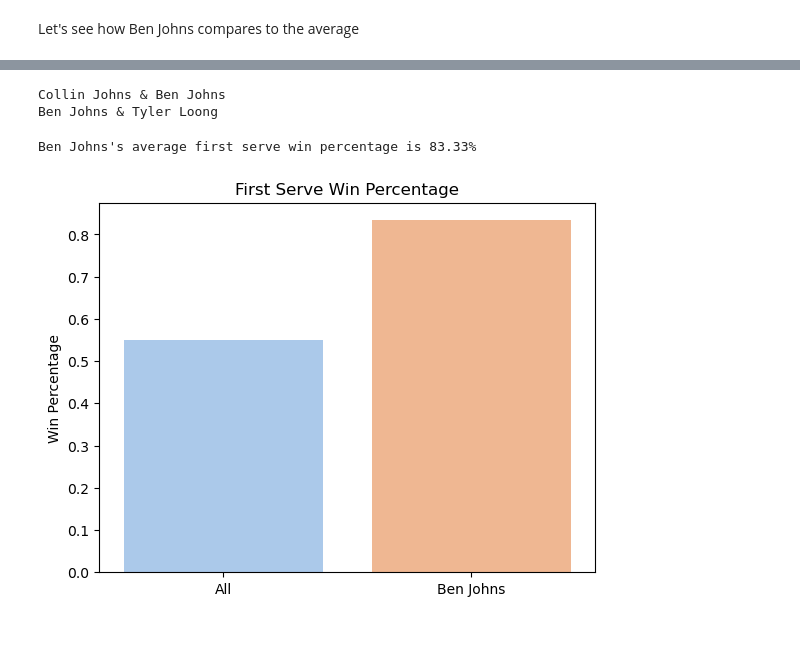
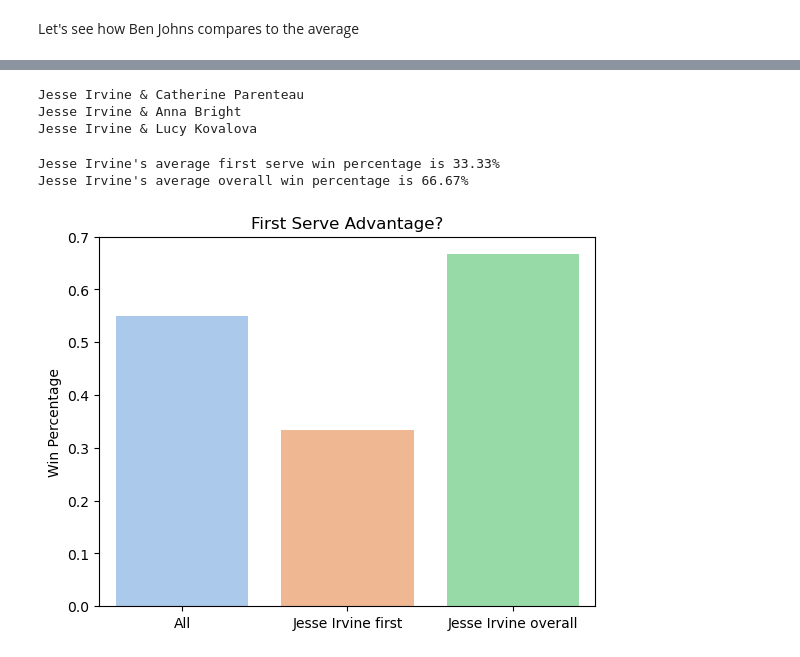
Before and after one commit to NolanSmyth/pklshop, a Jupyter notebook: nbs/02_stats.ipynb, the cells around one changed output, grey strips where cells are left out. Drawn from its saved outputs; the diff is of its cells as text; code cells hidden in the pictures.

Commit message:
Add overall comparison to first serve stats

```diff
--- a/nbs/02_stats.ipynb
+++ b/nbs/02_stats.ipynb
@@ -92,7 +92,7 @@ Now let's look at some overall statsitics we can get from the data.
 #| export
 def team_first_serve_win_frac(team_id):
     '''
-    Takes a team id and returns that team's first serve win percentage.
+    Takes a team id and returns that team's first serve win fraction.
     '''
     # Get all rallies where the team served the first rally of the game
     rally_fs_df = rally[(rally.rally_nbr == 1) & (rally.srv_team_id == team_id)]
@@ -103,6 +103,17 @@ def team_first_serve_win_frac(team_id):
         return 0
     else:
         return num_first_serve_games_won/num_first_serves
+
+def team_win_frac(team_id):
+    '''
+    Takes a team id and returns that team's win fraction.
+    '''
+    num_games = len(game[game.w_team_id == team_id]) + len(game[game.l_team_id == team_id])
+    num_wins = len(game[game.w_team_id == team_id])
+    if num_games == 0:
+        return 0
+    else:
+        return num_wins/num_games
 # %%
 team_id_test = 'T2'
 team_win_frac_test = team_first_serve_win_frac(team_id_test)
@@ -164,5 +185,5 @@ def get_teams_from_player(player_id: str):
 # %%
-player_name_test = "Ben Johns"
+player_name_test = "Jesse Irvine"
 player_id_test = get_player_id_from_name(player_name_test)
 # %%
 #Find the teams that Ben Johns played for
@@ -170,8 +191,9 @@ team_ids_test = get_teams_from_player(player_id_test)
 for team_id in team_ids_test:
     print(get_team_names(team_id))
 # %% [output]
-Collin Johns & Ben Johns
-Ben Johns & Tyler Loong
+Jesse Irvine & Catherine Parenteau
+Jesse Irvine & Anna Bright
+Jesse Irvine & Lucy Kovalova
 # %%
 #| export
 def games_played_by_team(team_id):
@@ -182,19 +204,22 @@ def games_played_by_team(team_id):
 # %%
 net_games_played = sum([games_played_by_team(team_id) for team_id in team_ids_test]) #Number of games played by Ben Johns on any team
 avg_first_serve_win_frac_test = sum([team_first_serve_win_frac(team_id)* games_played_by_team(team_id) for team_id in team_ids_test])/net_games_played #Average first serve win frac for Ben Johns
+avg_tot_win_frac_test = sum([team_win_frac(team_id)* games_played_by_team(team_id) for team_id in team_ids_test])/net_games_played #Average total win frac for Ben Johns
 print("{}'s average first serve win percentage is {:.2f}%".format(player_name_test, avg_first_serve_win_frac_test*100))
+print("{}'s average overall win percentage is {:.2f}%".format(player_name_test, avg_tot_win_frac_test*100))
 # %% [output]
-Ben Johns's average first serve win percentage is 83.33%
+Jesse Irvine's average first serve win percentage is 33.33%
+Jesse Irvine's average overall win percentage is 66.67%
 # %%
 colors = sns.color_palette('pastel')
 # %%
-sns.barplot(x=['All', player_name_test ], y=[first_serve_win_frac, avg_first_serve_win_frac_test], palette=colors)
-plt.title("First Serve Win Percentage")
+sns.barplot(x=['All', player_name_test + " first", player_name_test + " overall"], y=[first_serve_win_frac, avg_first_serve_win_frac_test, avg_tot_win_frac_test], palette=colors)
+plt.title("First Serve Advantage?")
 plt.ylabel("Win Percentage")
 # plt.savefig('figures/first_serve_win_percentage.pdf')
 plt.show()
 # %% [output]
-[figure, old version]
+[figure, new version]
 # %%
 #| hide
 import nbdev; nbdev.nbdev_export()
```
Also changed, not shown: parts of 2 cells of this notebook, 1 other file.
